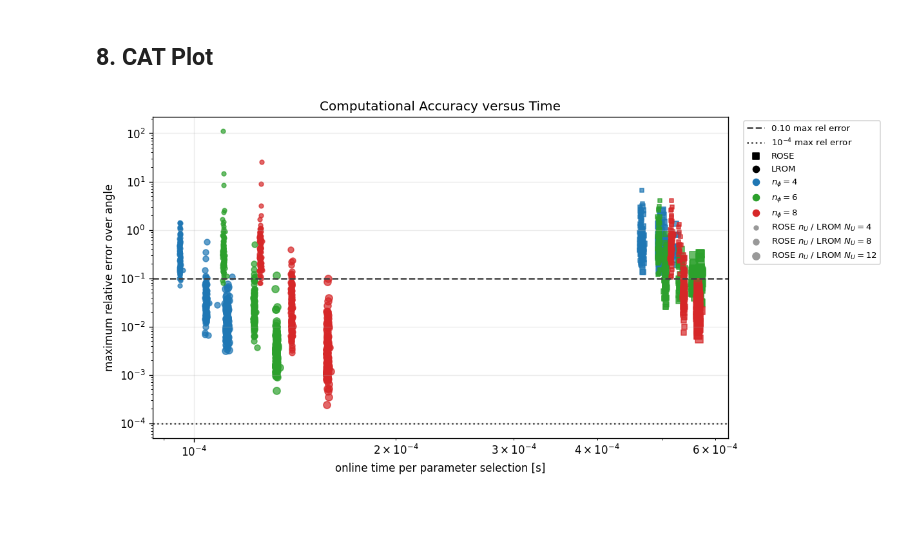
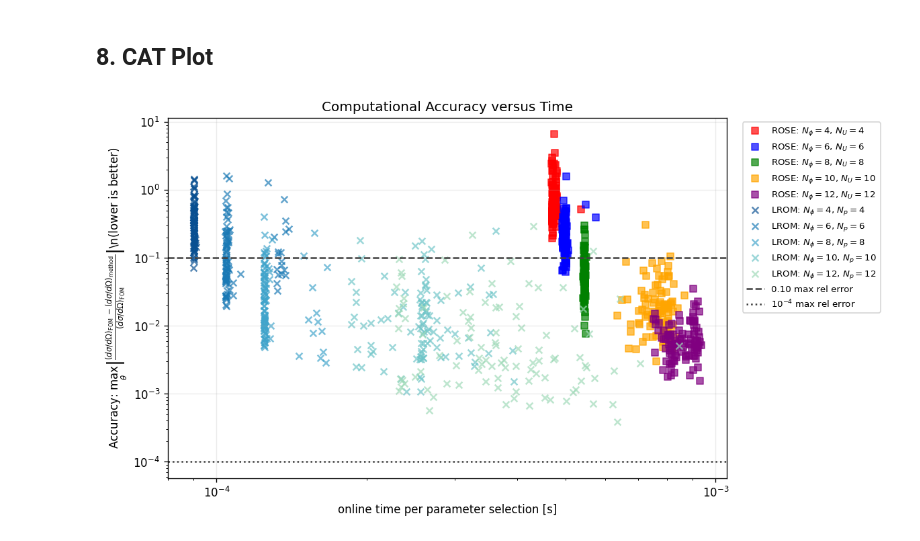
Before and after one commit to nitrogen5052/Learning-Reduced-Order-Models, a Jupyter notebook: notebooks/02_rose_vs_lrom_cross_sections.ipynb, the cells around one changed output. Cells and saved outputs as stored; diff of their text form; code cells hidden in the pictures; blank space fills up the shorter version.

Commit message:
Refresh LROM notebooks and parent test layout

```diff
--- a/notebooks/02_rose_vs_lrom_cross_sections.ipynb
+++ b/notebooks/02_rose_vs_lrom_cross_sections.ipynb
@@ -243,6 +273,7 @@ rose_pipeline = benchmark_helper.RoseCrossSectionPipeline(
 rose_comparison = rose_pipeline.run(
     basis_sizes=BASIS_SIZES,
     eim_sizes=ROSE_EIM_SIZES,
+    configurations=STUDY_CONFIGURATIONS,
 )
 
 rose_emulators = rose_comparison.emulators
@@ -256,12 +287,7 @@ rose_channel_counts = benchmark_helper.validate_partial_wave_topology(
     reference_sae.rbes,
     l_max=L_MAX,
 )
-benchmark_helper.validate_configuration_grid(
-    rose_results,
-    basis_sizes=BASIS_SIZES,
-    compression_sizes=ROSE_EIM_SIZES,
-    label="ROSE",
-)
+assert set(rose_results) == set(STUDY_CONFIGURATIONS)
 assert rose_channel_counts == (1,) + (2,) * L_MAX
 assert fom_train_xs.shape == (N_TRAIN, ANGLES_DEG.size)
 assert fom_test_xs.shape == (N_TEST, ANGLES_DEG.size)
@@ -289,12 +315,13 @@ old_v2_comparison = lrom_study.run_parked_v2_reference(
 )
 lrom_comparison = lrom_study.run_lrom(
     basis_sizes=BASIS_SIZES,
-    operator_counts=LROM_OPERATOR_COUNTS,
+    operator_counts=LROM_PREDICTOR_COUNTS,
     capture_predictors_at=default_key,
+    configurations=STUDY_CONFIGURATIONS,
 )
 ls_comparison = lrom_study.run_ls(
     basis_sizes=BASIS_SIZES,
-    operator_count=LROM_OPERATOR_COUNTS[0],
+    operator_count=LROM_PREDICTOR_COUNTS[0],
 )
 
 old_v2_results = old_v2_comparison.results
@@ -303,12 +330,7 @@ archive_lrom_results = lrom_results
 default_predictors = lrom_comparison.predictors
 ls_results = ls_comparison.results
 
-benchmark_helper.validate_configuration_grid(
-    lrom_results,
-    basis_sizes=BASIS_SIZES,
-    compression_sizes=LROM_OPERATOR_COUNTS,
-    label="LROM",
-)
+assert set(lrom_results) == set(STUDY_CONFIGURATIONS)
 validated_predictor_radii = benchmark_helper.validate_predictor_radii(
     displayed_predictors,
     default_predictors,
@@ -488,46 +604,48 @@ summary_table
 # %% [markdown]
 ## 8. CAT Plot
 # %%
-fig, ax = plt.subplots(figsize=(12.5, 5.4))
-colors = dict(zip(BASIS_SIZES, ("tab:blue", "tab:green", "tab:red")))
-compression_sizes = dict(zip(ROSE_EIM_SIZES, (16, 28, 44)))
+fig, ax = plt.subplots(figsize=(12.5, 5.8))
+ROSE_CAT_COLORS = dict(
+    zip(CAT_CONFIGURATIONS, ("red", "blue", "green", "orange", "purple"))
+)
+LROM_CAT_COLORS = dict(
+    zip(CAT_CONFIGURATIONS, plt.cm.GnBu(np.linspace(0.95, 0.40, 5)))
+)
+CAT_ALPHA = 0.68
+CAT_ACCURACY_LABEL = (
+    r"Accuracy: $\max_\theta\left|"
+    r"\frac{(d\sigma/d\Omega)_{\mathrm{FOM}}-(d\sigma/d\Omega)_{\mathrm{method}}}"
+    r"{(d\sigma/d\Omega)_{\mathrm{FOM}}}\right|$\n(lower is better)"
+)
 
-for (n_phi, n_u), result in rose_results.items():
+for n_phi, n_u in CAT_CONFIGURATIONS:
+    result = rose_results[(n_phi, n_u)]
     ax.scatter(
-        result["test_seconds"],
-        result["test_maximum_over_angle_error"],
-        marker="s", s=compression_sizes[n_u], alpha=0.7, color=colors[n_phi],
+        result["test_seconds"], result["test_maximum_over_angle_error"],
+        marker="s", s=30, alpha=CAT_ALPHA, color=ROSE_CAT_COLORS[(n_phi, n_u)],
+        label=rf"ROSE: $N_\phi={n_phi}$, $N_U={n_u}$",
     )
 
-for (n_phi, n_u), result in lrom_results.items():
+for n_phi, n_p in CAT_CONFIGURATIONS:
+    result = lrom_results[(n_phi, n_p)]
     ax.scatter(
-        result["test_seconds"],
-        result["test_maximum_over_angle_error"],
-        marker="o", s=compression_sizes[n_u], alpha=0.7, color=colors[n_phi],
+        result["test_seconds"], result["test_maximum_over_angle_error"],
+        marker="x", s=34, alpha=CAT_ALPHA, color=LROM_CAT_COLORS[(n_phi, n_p)],
+        label=rf"LROM: $N_\phi={n_phi}$, $N_p={n_p}$",
     )
 
 ax.axhline(0.10, color="0.25", linestyle="--", label="0.10 max rel error")
 ax.axhline(1e-4, color="0.25", linestyle=":", label=r"$10^{-4}$ max rel error")
 ax.set_xscale("log")
 ax.set_yscale("log", nonpositive="clip")
 ax.xaxis.set_major_formatter(LOG_FORMATTER)
 ax.yaxis.set_major_formatter(LOG_FORMATTER)
 ax.set_xlabel("online time per parameter selection [s]")
-ax.set_ylabel("maximum relative error over angle")
+ax.set_ylabel(CAT_ACCURACY_LABEL)
 ax.set_title("Computational Accuracy versus Time")
 
-ax.scatter([], [], marker="s", color="black", label="ROSE")
-ax.scatter([], [], marker="o", color="black", label="LROM")
-for n_phi, color in colors.items():
-    ax.scatter([], [], marker="o", color=color, label=rf"$n_\phi={n_phi}$")
-for compression, size in compression_sizes.items():
-    ax.scatter(
-        [], [], marker="o", s=size, color="0.6",
-        label=rf"ROSE $n_U$ / LROM $N_U={compression}$",
-    )
-
 ax.legend(bbox_to_anchor=(1.02, 1.0), loc="upper left", fontsize=8)
-fig.subplots_adjust(right=0.72)
+fig.subplots_adjust(right=0.68)
 plt.show()
 # %% [output]
-[figure, old version]
+[figure, new version]
```
Also changed, not shown: parts of 8 cells of this notebook, 8 other files.
